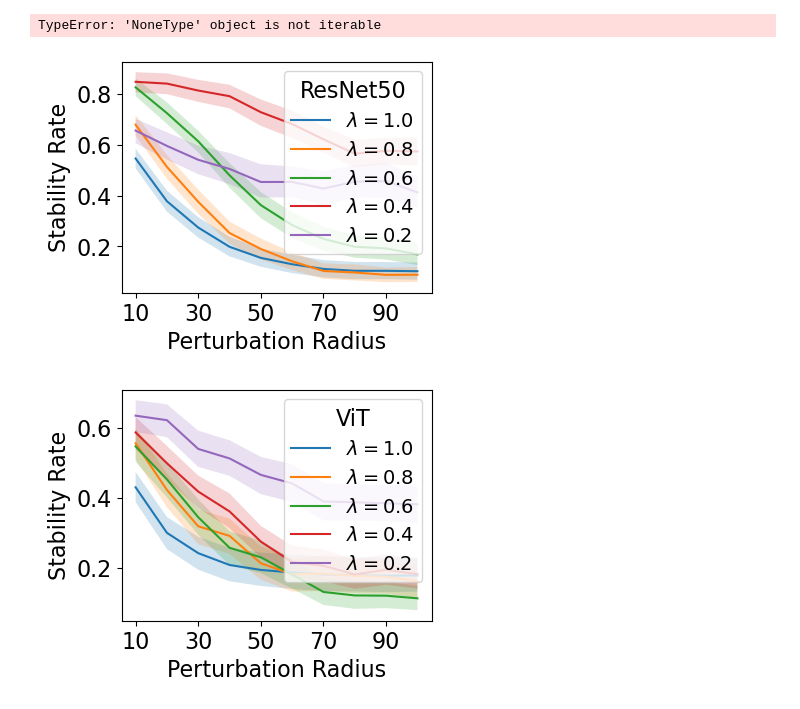
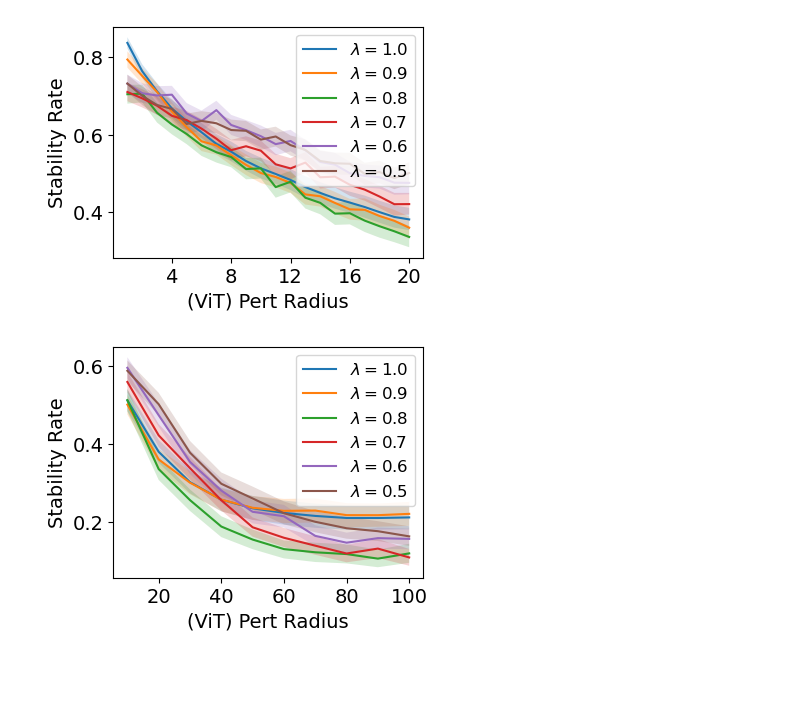
Before and after one commit to helenjin/soft_stability, a Jupyter notebook: notebooks/plot_stability_vs_smoothing.ipynb, the cells around one changed output. Saved outputs shown, nothing was run; the diff lists cells and outputs as text; code cells hidden in the pictures; blank space fills up the shorter version.

```diff
--- a/notebooks/plot_stability_vs_smoothing.ipynb
+++ b/notebooks/plot_stability_vs_smoothing.ipynb
@@ -59,19 +63,9 @@ fig = make_plot(resnet50_saved, "ResNet50", radii=[10, 20, 30, 40, 50, 60, 70, 8
-# %%
-image_xticks = [10, 30, 50, 70, 90]
-fig = make_plot(resnet18_saved, "ResNet18", legend_loc="upper right", xticks=image_xticks)
-fig.savefig("_dump/stability_vs_smoothing_resnet18.pdf", bbox_inches="tight")
-# %% [output]
-TypeError: 'NoneType' object is not iterable
-# %%
-image_xticks = [10, 30, 50, 70, 90]
-fig = make_plot(resnet50_saved, "ResNet50", legend_loc="upper right", xticks=image_xticks)
-fig.savefig("_dump/stability_vs_smoothing_resnet50.pdf", bbox_inches="tight")
-# %% [output]
-[figure, removed]
-# %%
-image_xticks = [10, 30, 50, 70, 90]
-fig = make_plot(vit_saved, "ViT", legend_loc="upper right", xticks=image_xticks)
-fig.savefig("_dump/stability_vs_smoothing_vit.pdf", bbox_inches="tight")
-# %% [output]
-[figure, removed]
+# %%
+fig = make_plot(vit_saved, "ViT", radii=list(range(1,21)), xticks=[4, 8, 12, 16, 20])
+fig.savefig("_dump/stability_vs_smoothing_vit_small.pdf", bbox_inches="tight")
+fig = make_plot(vit_saved, "ViT", radii=[10, 20, 30, 40, 50, 60, 70, 80, 90, 100], xticks=[20, 40, 60, 80, 100])
+fig.savefig("_dump/stability_vs_smoothing_vit_big.pdf", bbox_inches="tight")
+# %% [output]
+[figure, added]
+[figure, added]
 # %%
```
Also changed, not shown: parts of 6 cells of this notebook, 7 other files.
